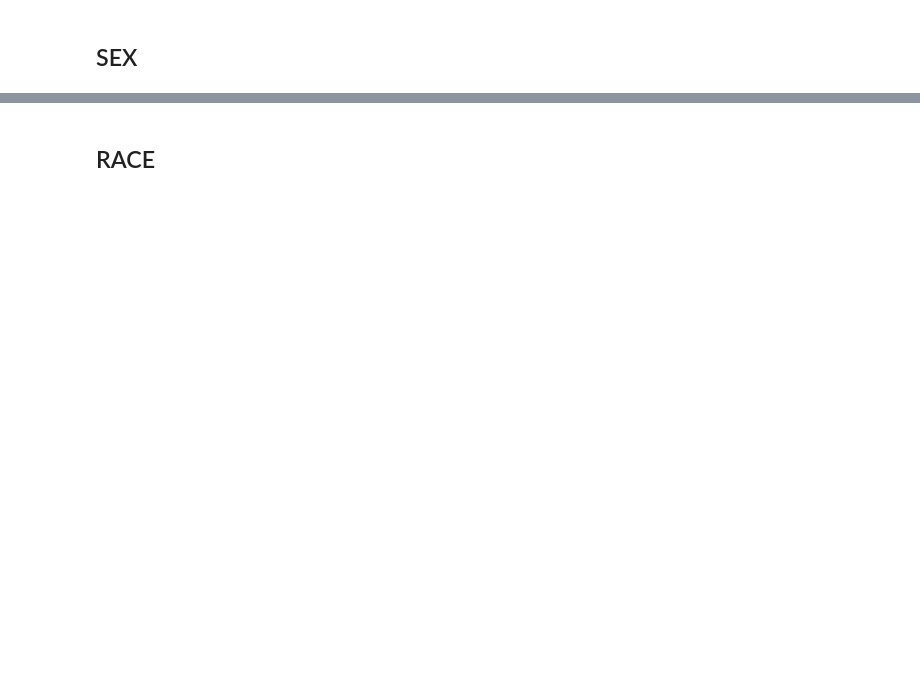
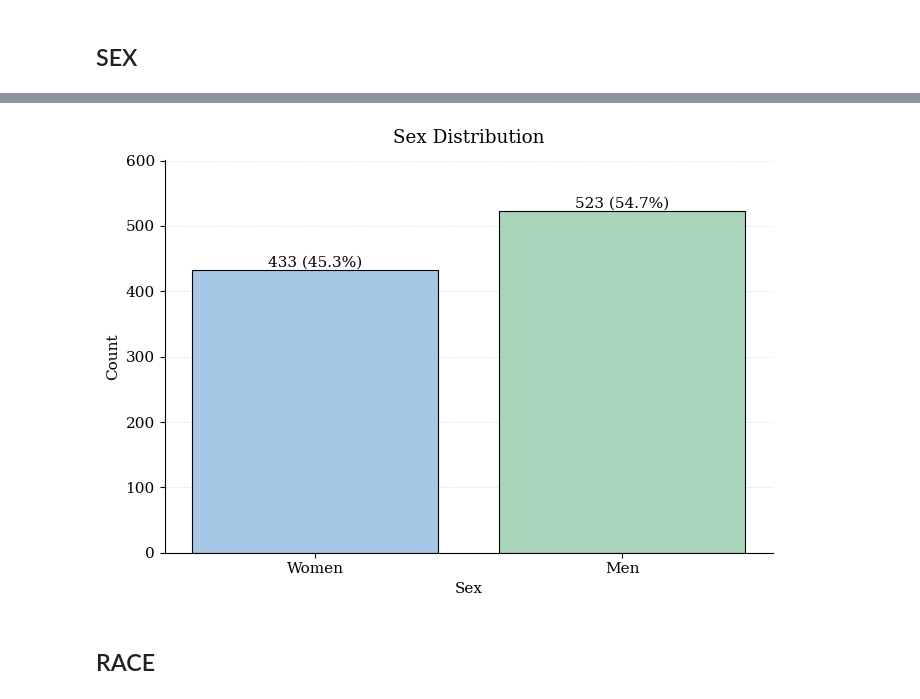
Before and after one commit to fserracrespi/PD_progression_ppmi, a Jupyter notebook: SCRIPTS/PYTHON/DATA EDA/HY_OUTPUT.ipynb, the cells around one changed output, grey strips where cells are left out. Saved outputs shown, nothing was run; the diff lists cells and outputs as text; code cells hidden in the pictures; blank space fills up the shorter version.

```diff
--- a/SCRIPTS/PYTHON/DATA EDA/HY_OUTPUT.ipynb
+++ b/SCRIPTS/PYTHON/DATA EDA/HY_OUTPUT.ipynb
@@ -266,2 +358,6 @@ plt.show()
 # %% [markdown]
 ## SEX
+# %%
+sex_data = data_HY[['PATNO','EVENT_ID', 'SEX']].copy()
+sex_data=sex_data.loc[sex_data['EVENT_ID'].isin(['V06','V08_v2','V10_v3']), :]
+sex_data
@@ -268,2 +378,70 @@ plt.show()
+# %%
+import matplotlib.pyplot as plt
+
+# Count values
+counts = sex_data['SEX'].value_counts().sort_index()
+
+total = counts.sum()
+percentages = counts / total * 100
+
+# Map numeric values to labels
+label_map = {
+    0: "Women",
+    1: "Men"
+}
+
+labels = [label_map.get(cat, str(cat)) for cat in counts.index]
+
+# Colors (match categories)
+color_map = {
+    0: "#A7C7E7",   # pastel blue (Women)
+    1: "#A8D5BA"    # pastel green (Men)
+}
+
+colors = [color_map.get(cat, "#A8D5BA") for cat in counts.index]
+
+# Style
+plt.rcParams.update({
+    "font.family": "serif",
+    "font.size": 11
+})
+
+fig, ax = plt.subplots(figsize=(7,5))
+
+bars = ax.bar(
+    labels,                # 👈 use labels instead of raw values
+    counts.values,
+    color=colors,
+    edgecolor='black',
+    linewidth=0.8
+)
+
+# Add count + percentage
+for bar, count, pct in zip(bars, counts.values, percentages):
+    height = bar.get_height()
+    ax.text(
+        bar.get_x() + bar.get_width() / 2,
+        height,
+        f"{count} ({pct:.1f}%)",
+        ha='center',
+        va='bottom'
+    )
+
+ax.set_title("Sex Distribution", pad=12)
+ax.set_xlabel("Sex")
+ax.set_ylabel("Count")
+
+# Clean style
+ax.spines['top'].set_visible(False)
+ax.spines['right'].set_visible(False)
+ax.yaxis.grid(True, linestyle='--', linewidth=0.5, alpha=0.4)
+ax.set_axisbelow(True)
+
+ax.set_ylim(0, max(counts.values) * 1.15)
+
+plt.tight_layout()
+plt.show()
+# %% [output]
+[figure, added]
 # %% [markdown]
 ## RACE
```
Also changed, not shown: parts of 49 cells of this notebook.
